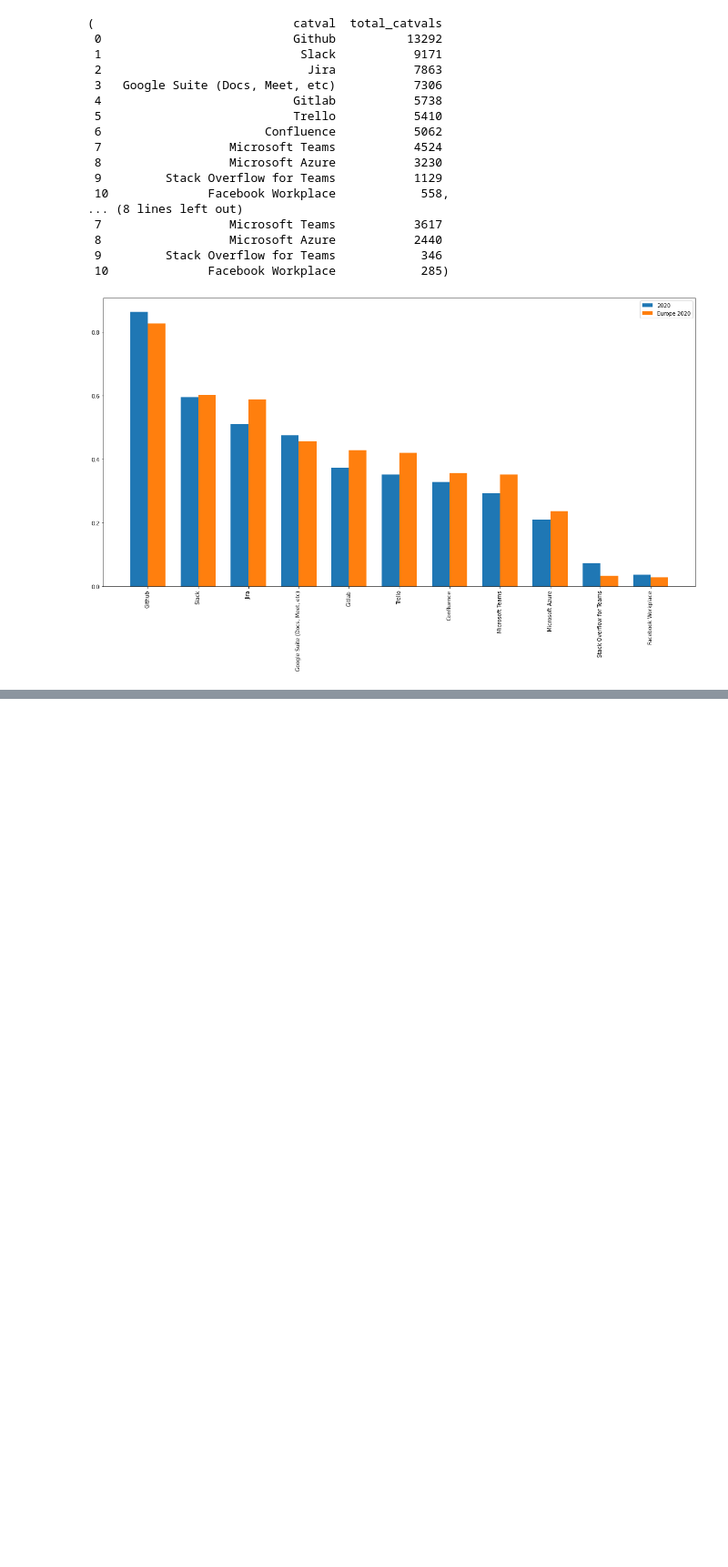
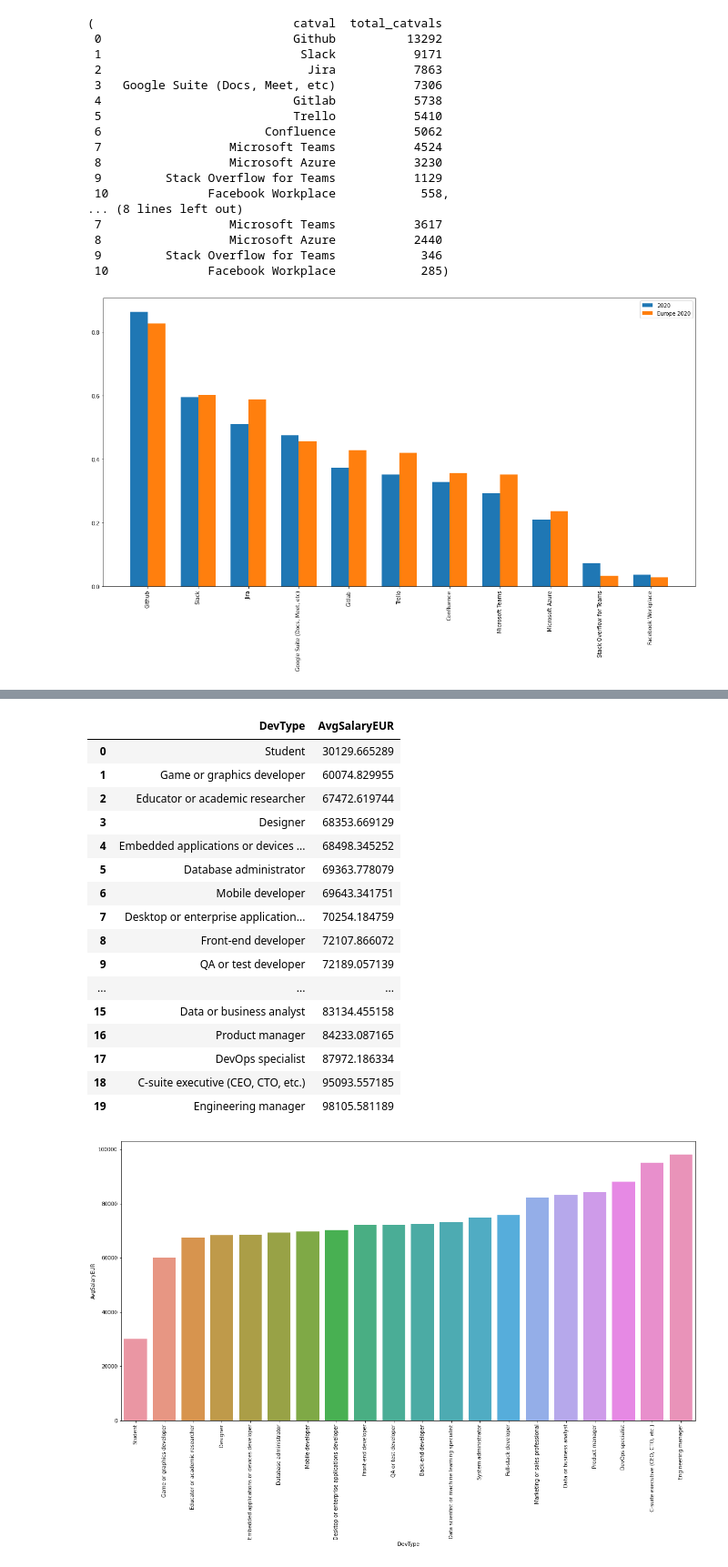
Before and after one commit to ju0gri/so-survey-data-analysis, a Jupyter notebook: project1_solution.ipynb, the cells around one changed output, grey strips where cells are left out. Shown at 91% size. Drawn from its saved outputs; the diff is of its cells as text; code cells hidden in the pictures; blank space fills up the shorter version.

```diff
--- a/project1_solution.ipynb
+++ b/project1_solution.ipynb
@@ -2165,0 +2349,3 @@ df_merged_es = df_2017_es[[]].copy()
+# %%
+df_2018_eu = df_2018_eu[~df_2018_eu.Salary.isna()]
+df_2018_eu.shape
@@ -2165,0 +2354,8 @@ df_merged_es = df_2017_es[[]].copy()
+# %%
+def fix_salary_str(x):
+    if "," in x:
+        print("correcting x: ", x)
+        return x.replace(",", "")
+    return x
+
+df_2018_eu["Salary"] = df_2018_eu["Salary"].apply(fix_salary_str)
@@ -2165,0 +2380,11 @@ df_merged_es = df_2017_es[[]].copy()
+# %%
+MAX_SALARY = 999999.0
+def convert_salary_to_float(x):
+    try:
+        return pd.to_numeric(x)
+    except Exception as ex:
+        print("x ", x)
+        print(ex)
+        return MAX_SALARY
+# %%
+df_2018_eu['Salary'] = df_2018_eu['Salary'].apply(convert_salary_to_float)
@@ -2165,0 +2408,4 @@ df_merged_es = df_2017_es[[]].copy()
+# %%
+process_salary_data(df_2018_eu, dev_type_col_name="DevType", salary_col_name="ConvertedSalary",
+                    salary_type_col_name="CompFreq", convert_yearly_salary=False, convert_salary_currency=False)
+# %% [output]
@@ -2165,0 +2427,18 @@ df_merged_es = df_2017_es[[]].copy()
+|  | DevType | AvgSalaryEUR |
+| 0 | Student | 30129.665289 |
+| 1 | Game or graphics developer | 60074.829955 |
+| 2 | Educator or academic researcher | 67472.619744 |
+| 3 | Designer | 68353.669129 |
+| 4 | Embedded applications or devices ... | 68498.345252 |
+| 5 | Database administrator | 69363.778079 |
+| 6 | Mobile developer | 69643.341751 |
+| 7 | Desktop or enterprise application... | 70254.184759 |
+| 8 | Front-end developer | 72107.866072 |
+| 9 | QA or test developer | 72189.057139 |
+| ... | ... | ... |
+| 15 | Data or business analyst | 83134.455158 |
+| 16 | Product manager | 84233.087165 |
+| 17 | DevOps specialist | 87972.186334 |
+| 18 | C-suite executive (CEO, CTO, etc.) | 95093.557185 |
+| 19 | Engineering manager | 98105.581189 |
+[figure, added]
```
Also changed, not shown: parts of 57 cells of this notebook.
